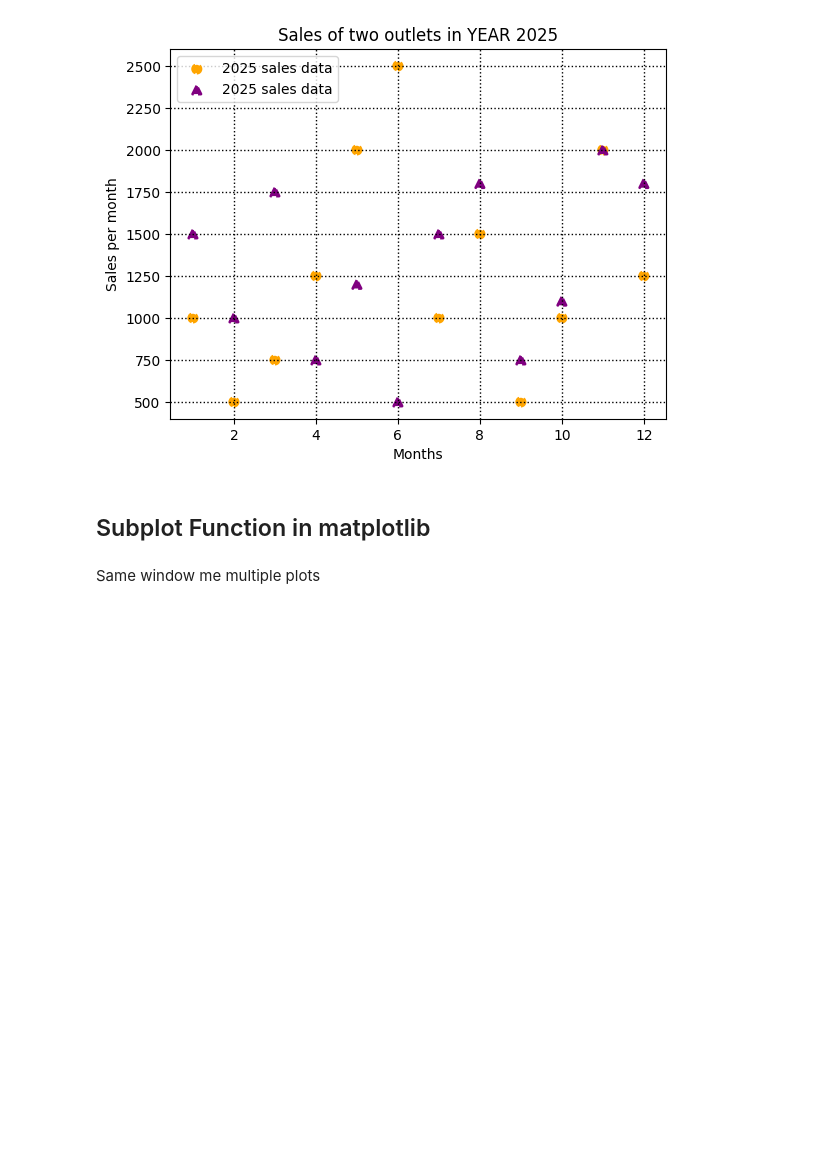
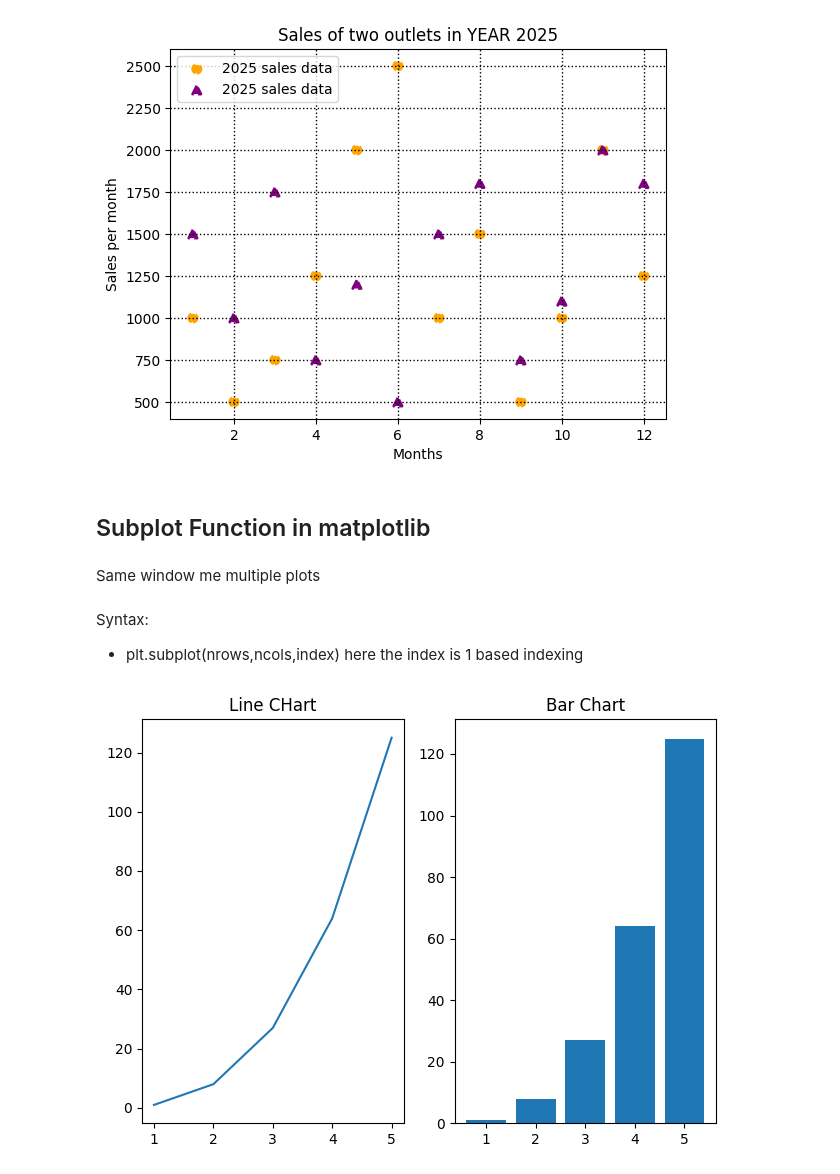
Before and after one commit to atif0911/AIML, a Jupyter notebook: MatplotLib/MatPlotLib1.ipynb, the cells around one changed output. Cells and saved outputs as stored; diff of their text form; code cells hidden in the pictures; blank space fills up the shorter version.

Commit message:
More on MatPlotLib

```diff
--- a/MatplotLib/MatPlotLib1.ipynb
+++ b/MatplotLib/MatPlotLib1.ipynb
@@ -232,3 +232,24 @@ plt.show()
 ## Subplot Function in matplotlib
 # %% [markdown]
 Same window me multiple plots
+# %% [markdown]
+Syntax:
+- plt.subplot(nrows,ncols,index)
+here the index is 1 based indexing
+# %%
+x=[1,2,3,4,5]
+y=[1,8,27,64,125]
+
+plt.subplot(1,2,1) #1st row ,2nd col, 1st subplot
+plt.plot(x,y)
+plt.title('Line CHart')
+
+plt.subplot(1,2,2)
+plt.bar(x,y)
+plt.title('Bar Chart')
+
+plt.tight_layout()
+
+plt.show()
+# %% [output]
+[figure, added]
```
Also changed, not shown: parts of 7 cells of this notebook, 1 other file.
